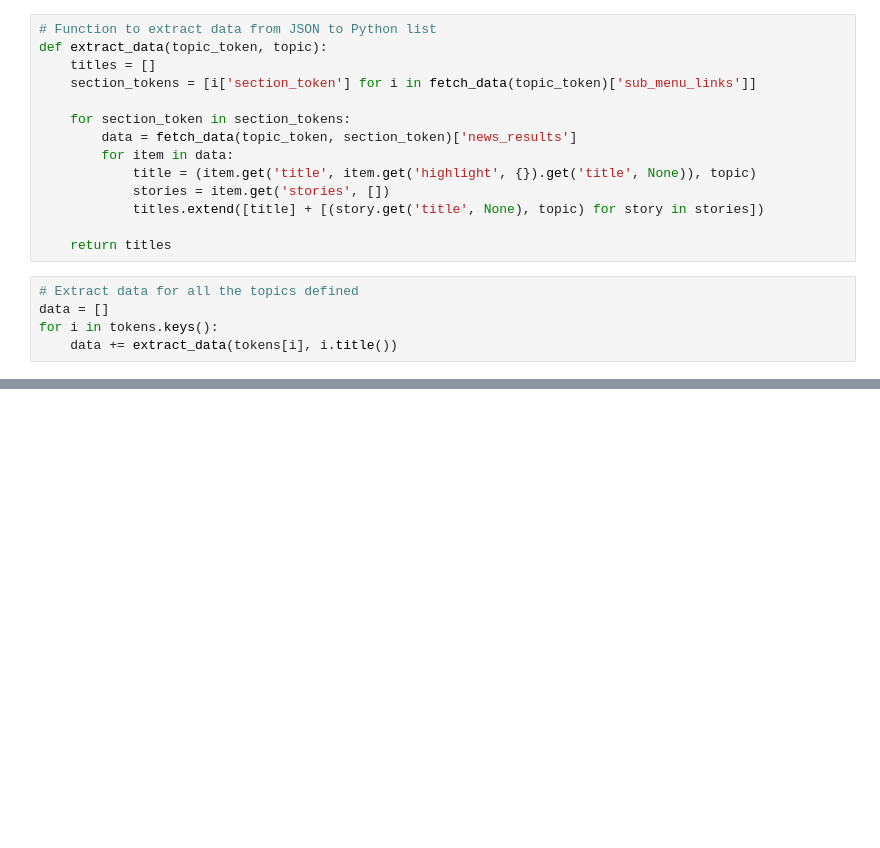
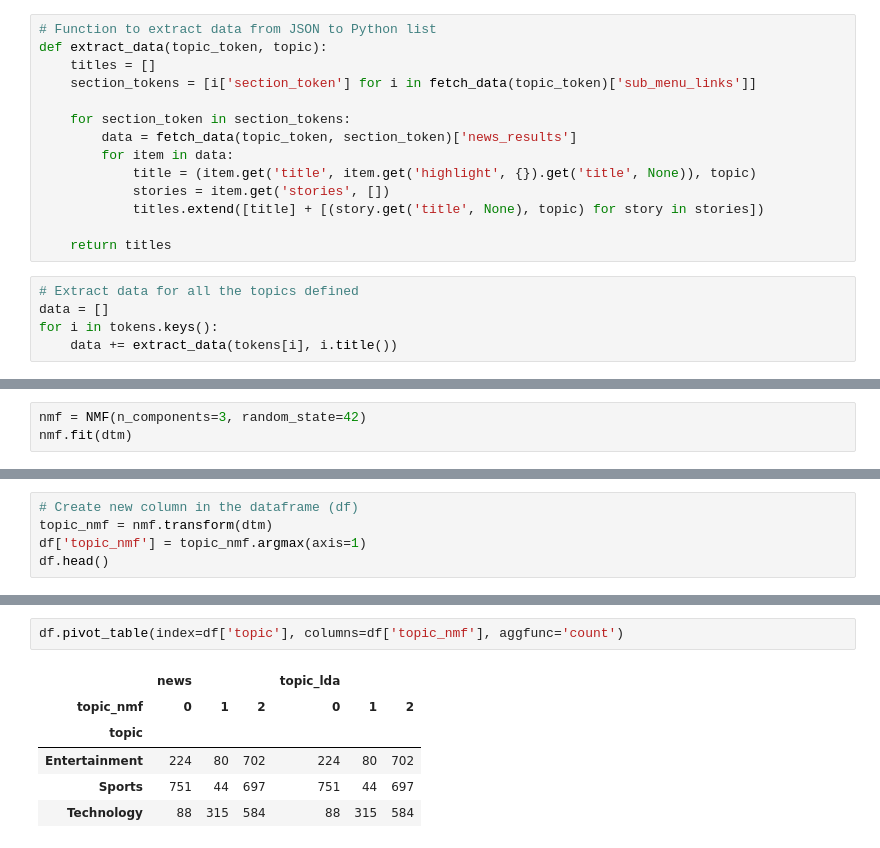
Before and after one commit to JayaWinata/News-Topic-Modeling, a Jupyter notebook: topic_modeling.ipynb, the cells around one changed output, grey strips where cells are left out. Cells and saved outputs as stored; diff of their text form; blank space fills up the shorter version.

```diff
--- a/topic_modeling.ipynb
+++ b/topic_modeling.ipynb
@@ -82,0 +252,3 @@ df.to_excel('news.xlsx')
+# %%
+nmf = NMF(n_components=3, random_state=42)
+nmf.fit(dtm)
@@ -82,0 +269,5 @@ df.to_excel('news.xlsx')
+# %%
+# Create new column in the dataframe (df)
+topic_nmf = nmf.transform(dtm)
+df['topic_nmf'] = topic_nmf.argmax(axis=1)
+df.head()
@@ -82,0 +281,9 @@ df.to_excel('news.xlsx')
+# %%
+df.pivot_table(index=df['topic'], columns=df['topic_nmf'], aggfunc='count')
+# %% [output]
+|  | news |  |  | topic_lda |  |  |
+| topic_nmf | 0 | 1 | 2 | 0 | 1 | 2 |
+| topic |  |  |  |  |  |  |
+| Entertainment | 224 | 80 | 702 | 224 | 80 | 702 |
+| Sports | 751 | 44 | 697 | 751 | 44 | 697 |
+| Technology | 88 | 315 | 584 | 88 | 315 | 584 |
```
Also changed, not shown: parts of 29 cells of this notebook, 1 other file.
